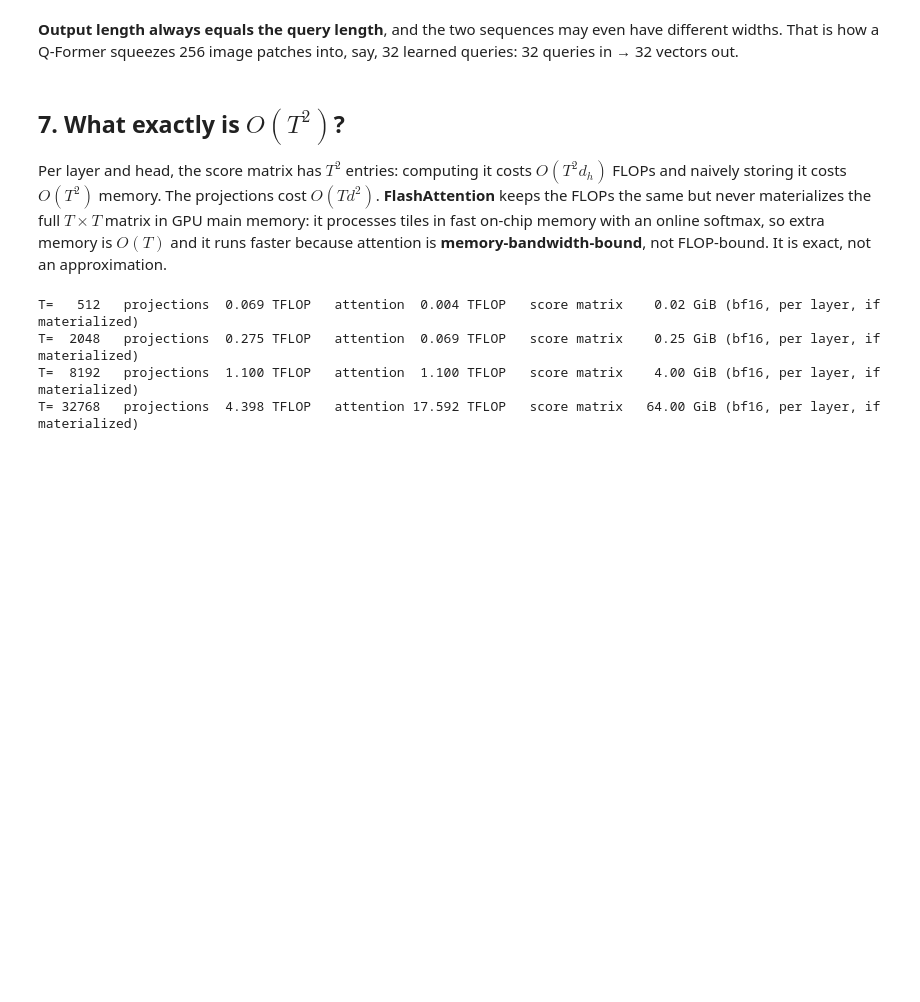
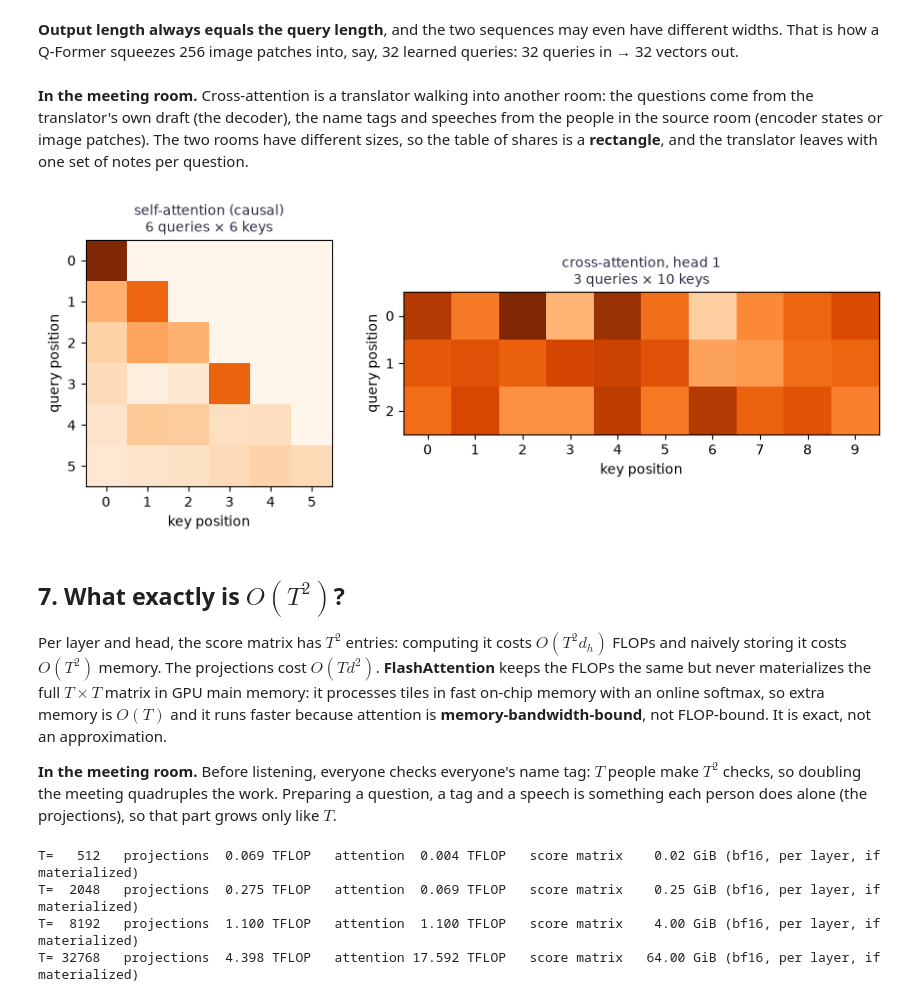
Before and after one commit to chungenyu6/ai-learning-notebooks, a Jupyter notebook: 02-LLM/live/02_self_and_cross_attention.ipynb, the cells around one changed output. Cells and saved outputs as stored; diff of their text form; code cells hidden in the pictures; blank space fills up the shorter version.

```diff
--- a/02-LLM/live/02_self_and_cross_attention.ipynb
+++ b/02-LLM/live/02_self_and_cross_attention.ipynb
@@ -539,10 +652,29 @@ assert cross.last_weights.shape[-2:] == (3, 10)     # (T_q, T_k): not square
 queries (2, 3, 32) + keys/values (2, 10, 48) -> output (2, 3, 32) | weights (2, 4, 3, 10)
 # %% [markdown]
 **Output length always equals the query length**, and the two sequences may even have different widths. That is how a Q-Former squeezes 256 image patches into, say, 32 learned queries: 32 queries in → 32 vectors out.
+# %% [markdown]
+**In the meeting room.** Cross-attention is a translator walking into another room: the questions come from the translator's own draft (the decoder), the name tags and speeches from the people in the source room (encoder states or image patches). The two rooms have different sizes, so the table of shares is a **rectangle**, and the translator leaves with one set of notes per question.
+# %%
+# Square vs rectangular: causal self-attention weights (Part 3) vs cross-attention weights (above)
+_, w_self = attention(Wq(X), Wk(X), Wv(X), causal)
+panels = [(w_self[0].detach(), f"self-attention (causal)\n{w_self.shape[-2]} queries × {w_self.shape[-1]} keys"),
+          (cross.last_weights[0, 0].detach(), f"cross-attention, head 1\n{tgt.shape[1]} queries × {src.shape[1]} keys")]
+
+fig, axes = plt.subplots(1, 2, figsize=(9, 3.4), gridspec_kw={"width_ratios": [w_self.shape[-1], src.shape[1]]})
+for ax, (wmat, title) in zip(axes, panels):
+    ax.imshow(wmat, cmap="Oranges", vmin=0, vmax=wmat.max().item())
+    ax.set_title(title, color=INK, fontsize=10)
+    ax.set_xlabel("key position"); ax.set_ylabel("query position")
+    ax.set_xticks(range(wmat.shape[1])); ax.set_yticks(range(wmat.shape[0]))
+plt.tight_layout(); plt.show()
+# %% [output]
+[figure, added]
 # %% [markdown]
 ## 7. What exactly is $O(T^2)$?
 
 Per layer and head, the score matrix has $T^2$ entries: computing it costs $O(T^2 d_h)$ FLOPs and naively storing it costs $O(T^2)$ memory. The projections cost $O(T d^2)$. **FlashAttention** keeps the FLOPs the same but never materializes the full $T\times T$ matrix in GPU main memory: it processes tiles in fast on-chip memory with an online softmax, so extra memory is $O(T)$ and it runs faster because attention is **memory-bandwidth-bound**, not FLOP-bound. It is exact, not an approximation.
+
+**In the meeting room.** Before listening, everyone checks everyone's name tag: $T$ people make $T^2$ checks, so doubling the meeting quadruples the work. Preparing a question, a tag and a speech is something each person does alone (the projections), so that part grows only like $T$.
 # %%
 d, H = 4096, 32
 for T in [512, 2048, 8192, 32768]:
```
Also changed, not shown: parts of 13 cells of this notebook, 5 other files.
